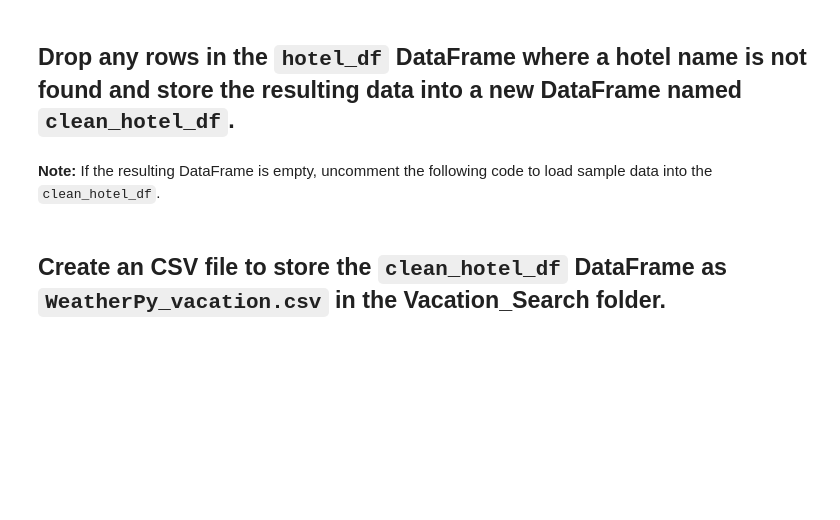
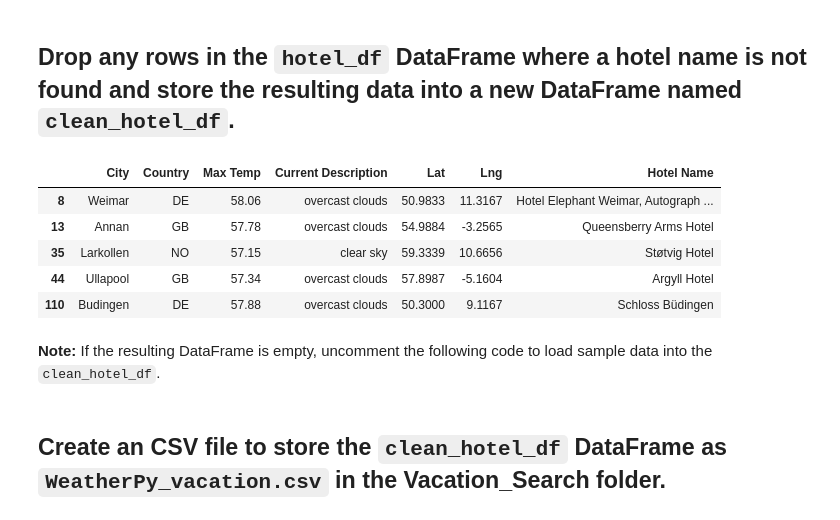
Before and after one commit to vikas0809/World_Weather_Analysis, a Jupyter notebook: Vacation_Search/Vacation_Search.ipynb, the cells around one changed output. Drawn from its saved outputs; the diff is of its cells as text; code cells hidden in the pictures; blank space fills up the shorter version.

```diff
--- a/Vacation_Search/Vacation_Search.ipynb
+++ b/Vacation_Search/Vacation_Search.ipynb
@@ -207,10 +195,17 @@ hotel_df.head()
 ## Drop any rows in the `hotel_df` DataFrame where a hotel name is not found and store the resulting data into a new DataFrame named `clean_hotel_df`.
 # %%
 # Drop the rows where there is no Hotel Name.
-clean_hotel_df = # YOUR CODE HERE
+clean_hotel_df = hotel_df.dropna()
 
 # Display sample data
-# YOUR CODE HERE
+clean_hotel_df.head()
+# %% [output]
+|  | City | Country | Max Temp | Current Description | Lat | Lng | Hotel Name |
+| 8 | Weimar | DE | 58.06 | overcast clouds | 50.9833 | 11.3167 | Hotel Elephant Weimar, Autograph ... |
+| 13 | Annan | GB | 57.78 | overcast clouds | 54.9884 | -3.2565 | Queensberry Arms Hotel |
+| 35 | Larkollen | NO | 57.15 | clear sky | 59.3339 | 10.6656 | Støtvig Hotel |
+| 44 | Ullapool | GB | 57.34 | overcast clouds | 57.8987 | -5.1604 | Argyll Hotel |
+| 110 | Budingen | DE | 57.88 | overcast clouds | 50.3000 | 9.1167 | Schloss Büdingen |
 # %% [markdown]
 **Note:** If the resulting DataFrame is empty, uncomment the following code to load sample data into the `clean_hotel_df`.
 # %%
```
Also changed, not shown: parts of 14 cells of this notebook, 9 other files.
